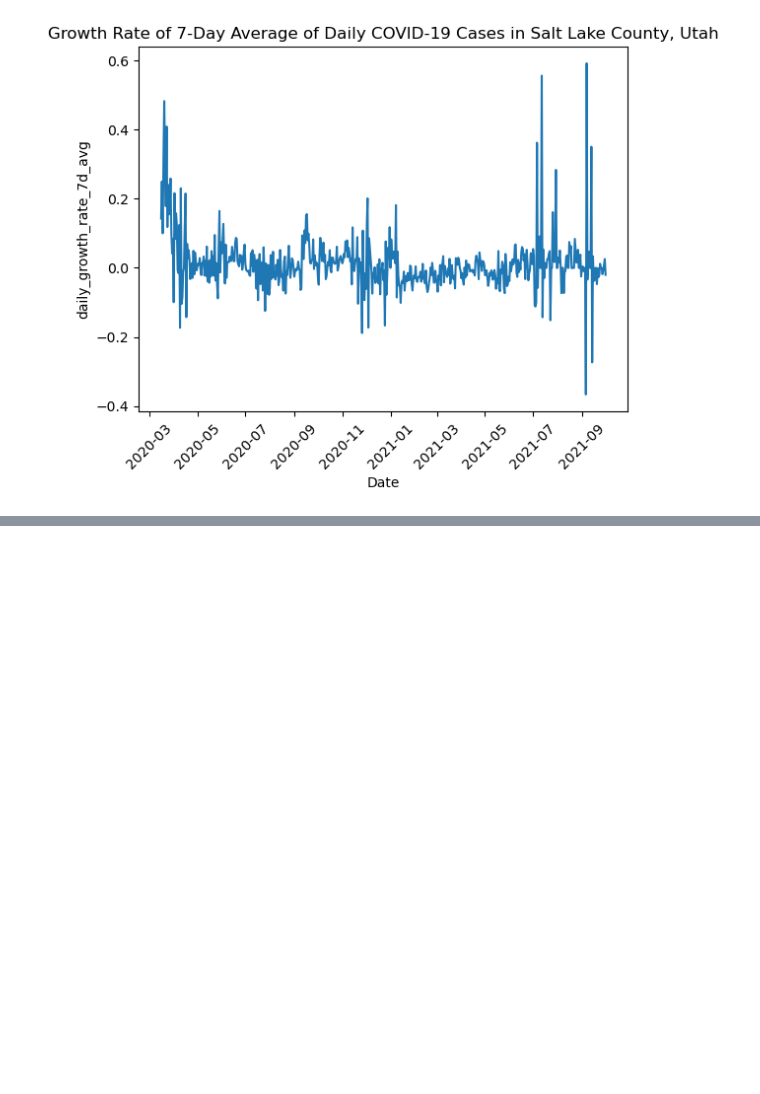
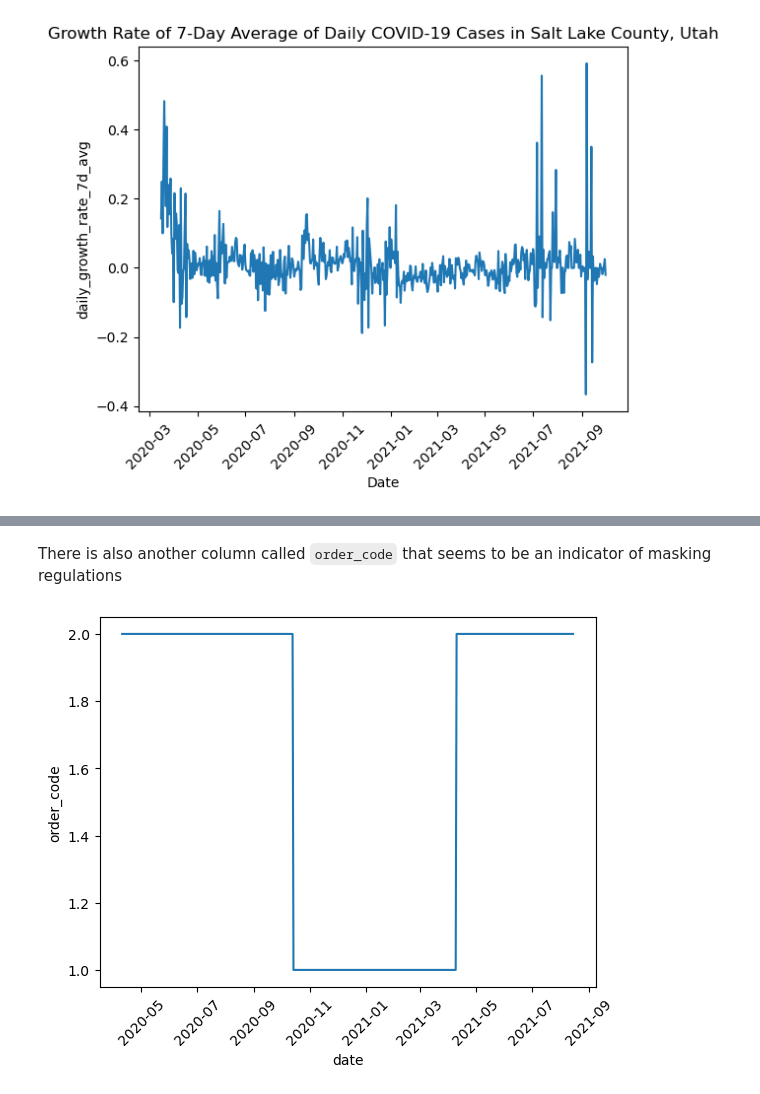
Before and after one commit to hbaghar/covid-analysis-data-512, a Jupyter notebook: Part_1_Collective_Analysis.ipynb, the cells around one changed output, grey strips where cells are left out. Cells and saved outputs as stored; diff of their text form; code cells hidden in the pictures; blank space fills up the shorter version.

```diff
--- a/Part_1_Collective_Analysis.ipynb
+++ b/Part_1_Collective_Analysis.ipynb
@@ -206,0 +234,7 @@ A 14-day smoothing window allows us to observe the over-arching trend. We can no
+# %% [markdown]
+There is also another column called `order_code` that seems to be an indicator of masking regulations
+# %%
+sns.lineplot(data=mask_mandate, x="date", y="order_code");
+plt.xticks(rotation=45);
+# %% [output]
+[figure, added]
```
Also changed, not shown: parts of 18 cells of this notebook.
